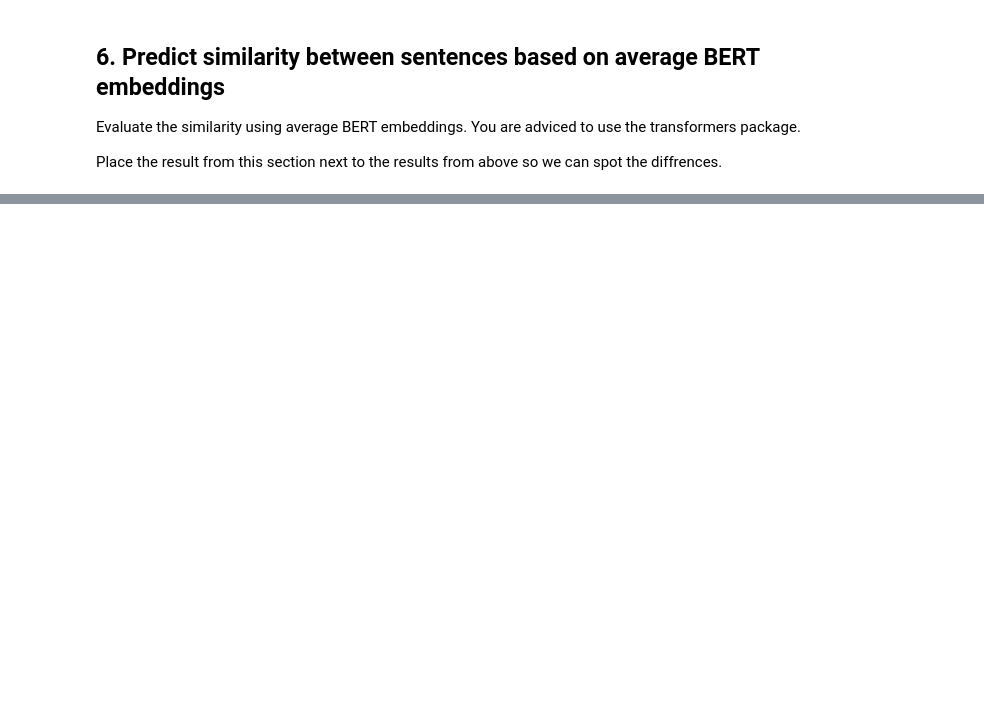
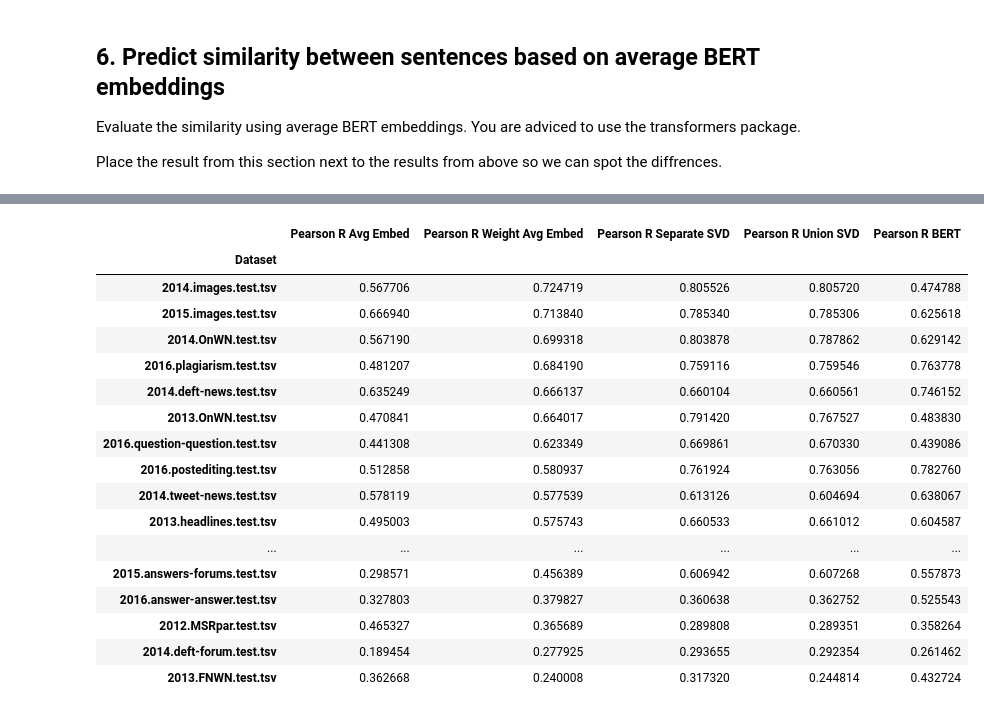
Before and after one commit to adcoh/Y-Data-NLP, a Jupyter notebook: Assignment 4/HW4_NLP.ipynb, the cells around one changed output, grey strips where cells are left out. Drawn from its saved outputs; the diff is of its cells as text; code cells hidden in the pictures; blank space fills up the shorter version.

```diff
--- a/Assignment 4/HW4_NLP.ipynb
+++ b/Assignment 4/HW4_NLP.ipynb
@@ -243,0 +307,3 @@ Place the result from this section next to the results from above so we can spot
+# %%
+results.drop('Pearson R Diff', axis=1, inplace=True)
+df = results.merge(results_df3, left_index=True, right_index=True)
@@ -251,0 +372,27 @@ Place the result from this section next to the results from above so we can spot
+# %%
+def eval_bert_embeddings(files, embed_func, sim_func, tokenizer, model):
+
+    tests = []
+    scores = []
+
+    for f in files:
+        s0, s1, labels = load_sts(f)
+        #Your implementation here
+        assert len(s0) == len(s1) == len(labels), 'pairs and labels are of different length'
+        s0_embeds = embed_func(s0, tokenizer, model)
+        s1_embeds = embed_func(s1, tokenizer, model)
+        sims = []
+        for i, s0_ in enumerate(s0_embeds):
+            s0_ = s0_.reshape((1, -1))
+            # print('s0_ shape: ', s0_.shape)
+            s1_ = s1_embeds[i].reshape((1, -1))
+            sims.append(sim_func(s0_, s1_)[0].item())
+        score = pearsonr(labels, sims)
+        scores.append({'Pearson R BERT': score[0]})
+        tests.append(os.path.split(f)[1])
+
+    results = pd.DataFrame(scores, index=tests)
+    results.index.name = 'Dataset'
+    return results
+# %%
+bert_df = eval_bert_embeddings(files, get_bert_embedding, cosine_similarity, bert_tokenizer, bert_model)
@@ -251,0 +409,23 @@ Place the result from this section next to the results from above so we can spot
+# %%
+final_df = df.merge(bert_df, left_index=True, right_index=True)
+# %%
+final_df
+# %% [output]
+|  | Pearson R Avg Embed | Pearson R Weight Avg Embed | Pearson R Separate SVD | Pearson R Union SVD | Pearson R BERT |
+| Dataset |  |  |  |  |  |
+| 2014.images.test.tsv | 0.567706 | 0.724719 | 0.805526 | 0.805720 | 0.474788 |
+| 2015.images.test.tsv | 0.666940 | 0.713840 | 0.785340 | 0.785306 | 0.625618 |
+| 2014.OnWN.test.tsv | 0.567190 | 0.699318 | 0.803878 | 0.787862 | 0.629142 |
+| 2016.plagiarism.test.tsv | 0.481207 | 0.684190 | 0.759116 | 0.759546 | 0.763778 |
+| 2014.deft-news.test.tsv | 0.635249 | 0.666137 | 0.660104 | 0.660561 | 0.746152 |
+| 2013.OnWN.test.tsv | 0.470841 | 0.664017 | 0.791420 | 0.767527 | 0.483830 |
+| 2016.question-question.test.tsv | 0.441308 | 0.623349 | 0.669861 | 0.670330 | 0.439086 |
+| 2016.postediting.test.tsv | 0.512858 | 0.580937 | 0.761924 | 0.763056 | 0.782760 |
+| 2014.tweet-news.test.tsv | 0.578119 | 0.577539 | 0.613126 | 0.604694 | 0.638067 |
+| 2013.headlines.test.tsv | 0.495003 | 0.575743 | 0.660533 | 0.661012 | 0.604587 |
+| ... | ... | ... | ... | ... | ... |
+| 2015.answers-forums.test.tsv | 0.298571 | 0.456389 | 0.606942 | 0.607268 | 0.557873 |
+| 2016.answer-answer.test.tsv | 0.327803 | 0.379827 | 0.360638 | 0.362752 | 0.525543 |
+| 2012.MSRpar.test.tsv | 0.465327 | 0.365689 | 0.289808 | 0.289351 | 0.358264 |
+| 2014.deft-forum.test.tsv | 0.189454 | 0.277925 | 0.293655 | 0.292354 | 0.261462 |
+| 2013.FNWN.test.tsv | 0.362668 | 0.240008 | 0.317320 | 0.244814 | 0.432724 |
```
Also changed, not shown: parts of 24 cells of this notebook, 1 other file.
